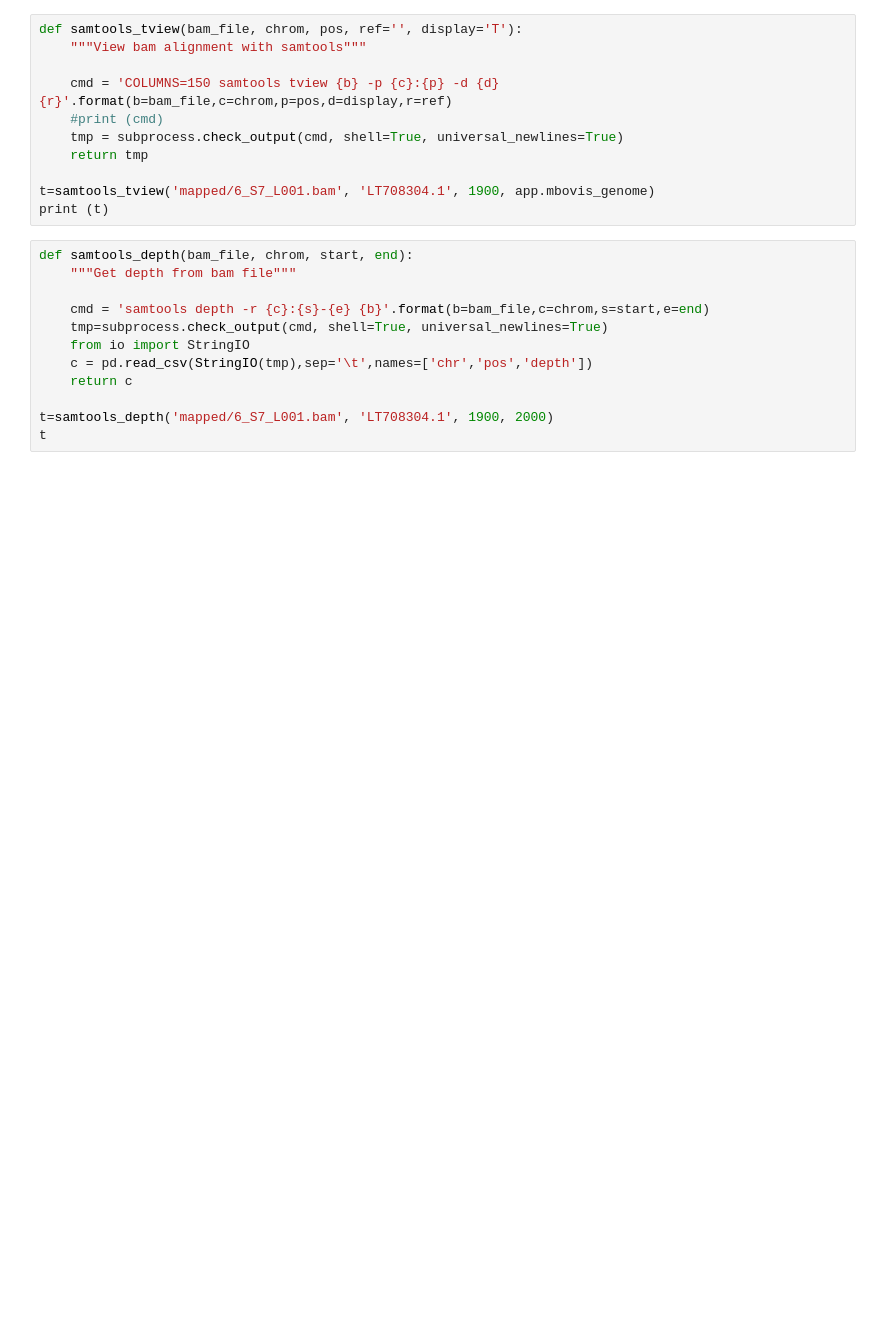
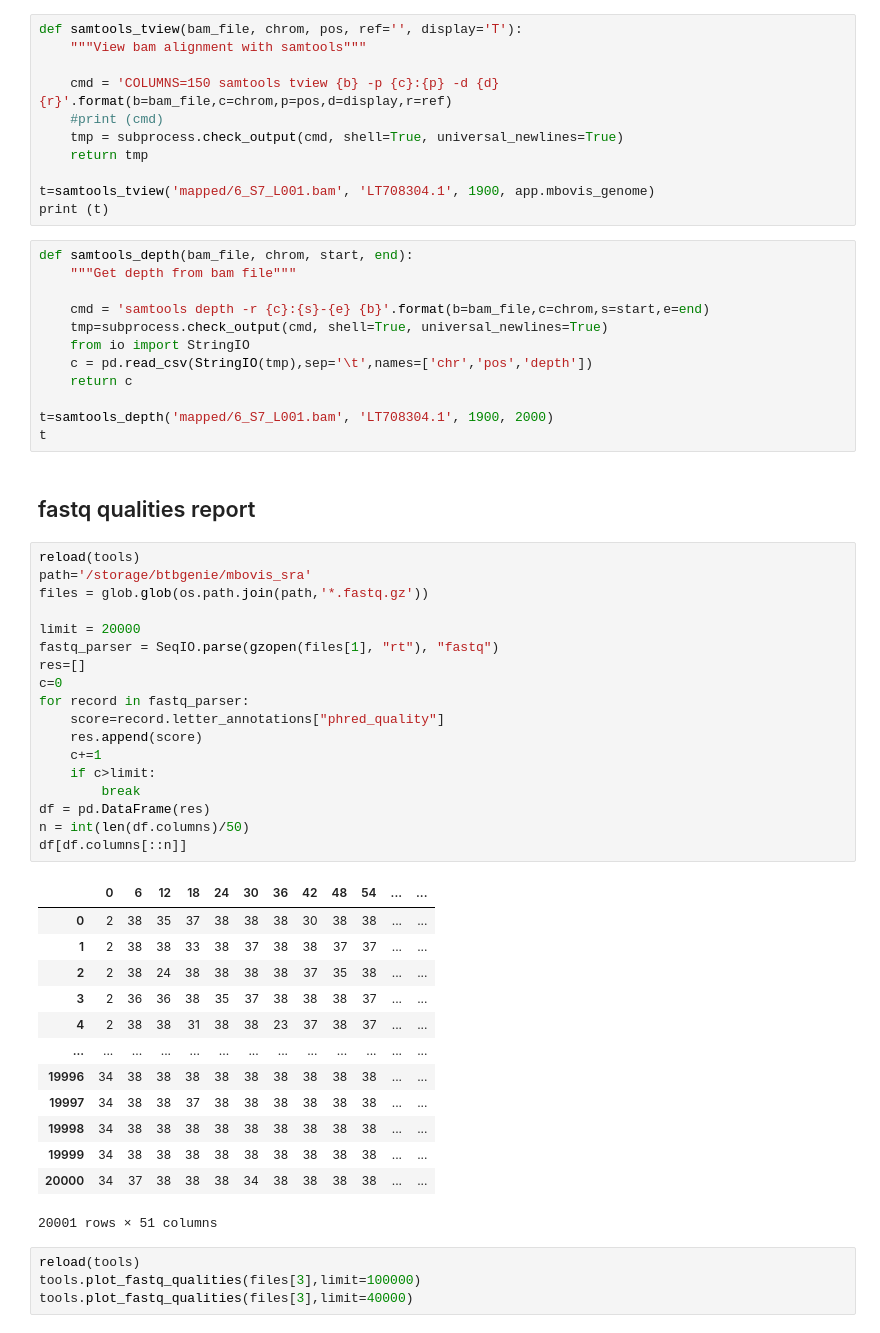
Before and after one commit to dmnfarrell/snipgenie, a Jupyter notebook: notebooks/testing.ipynb, the cells around one changed output. Cells and saved outputs as stored; diff of their text form; blank space fills up the shorter version.

Commit message:
fqc report and clean up in gui

```diff
--- a/notebooks/testing.ipynb
+++ b/notebooks/testing.ipynb
@@ -571,3 +584,41 @@ def samtools_depth(bam_file, chrom, start, end):
 
 t=samtools_depth('mapped/6_S7_L001.bam', 'LT708304.1', 1900, 2000)
 t
+# %% [markdown]
+## fastq qualities report
+# %%
+reload(tools)
+path='/storage/btbgenie/mbovis_sra'
+files = glob.glob(os.path.join(path,'*.fastq.gz'))
+
+limit = 20000
+fastq_parser = SeqIO.parse(gzopen(files[1], "rt"), "fastq")
+res=[]
+c=0
+for record in fastq_parser:
+    score=record.letter_annotations["phred_quality"]
+    res.append(score)
+    c+=1
+    if c>limit:
+        break
+df = pd.DataFrame(res)
+n = int(len(df.columns)/50)
+df[df.columns[::n]]
+# %% [output]
+|  | 0 | 6 | 12 | 18 | 24 | 30 | 36 | 42 | 48 | 54 | ... | ... |
+| 0 | 2 | 38 | 35 | 37 | 38 | 38 | 38 | 30 | 38 | 38 | ... | ... |
+| 1 | 2 | 38 | 38 | 33 | 38 | 37 | 38 | 38 | 37 | 37 | ... | ... |
+| 2 | 2 | 38 | 24 | 38 | 38 | 38 | 38 | 37 | 35 | 38 | ... | ... |
+| 3 | 2 | 36 | 36 | 38 | 35 | 37 | 38 | 38 | 38 | 37 | ... | ... |
+| 4 | 2 | 38 | 38 | 31 | 38 | 38 | 23 | 37 | 38 | 37 | ... | ... |
+| ... | ... | ... | ... | ... | ... | ... | ... | ... | ... | ... | ... | ... |
+| 19996 | 34 | 38 | 38 | 38 | 38 | 38 | 38 | 38 | 38 | 38 | ... | ... |
+| 19997 | 34 | 38 | 38 | 37 | 38 | 38 | 38 | 38 | 38 | 38 | ... | ... |
+| 19998 | 34 | 38 | 38 | 38 | 38 | 38 | 38 | 38 | 38 | 38 | ... | ... |
+| 19999 | 34 | 38 | 38 | 38 | 38 | 38 | 38 | 38 | 38 | 38 | ... | ... |
+| 20000 | 34 | 37 | 38 | 38 | 38 | 34 | 38 | 38 | 38 | 38 | ... | ... |
+20001 rows × 51 columns
+# %%
+reload(tools)
+tools.plot_fastq_qualities(files[3],limit=100000)
+tools.plot_fastq_qualities(files[3],limit=40000)
```
Also changed, not shown: parts of 1 cell of this notebook, 7 other files.
